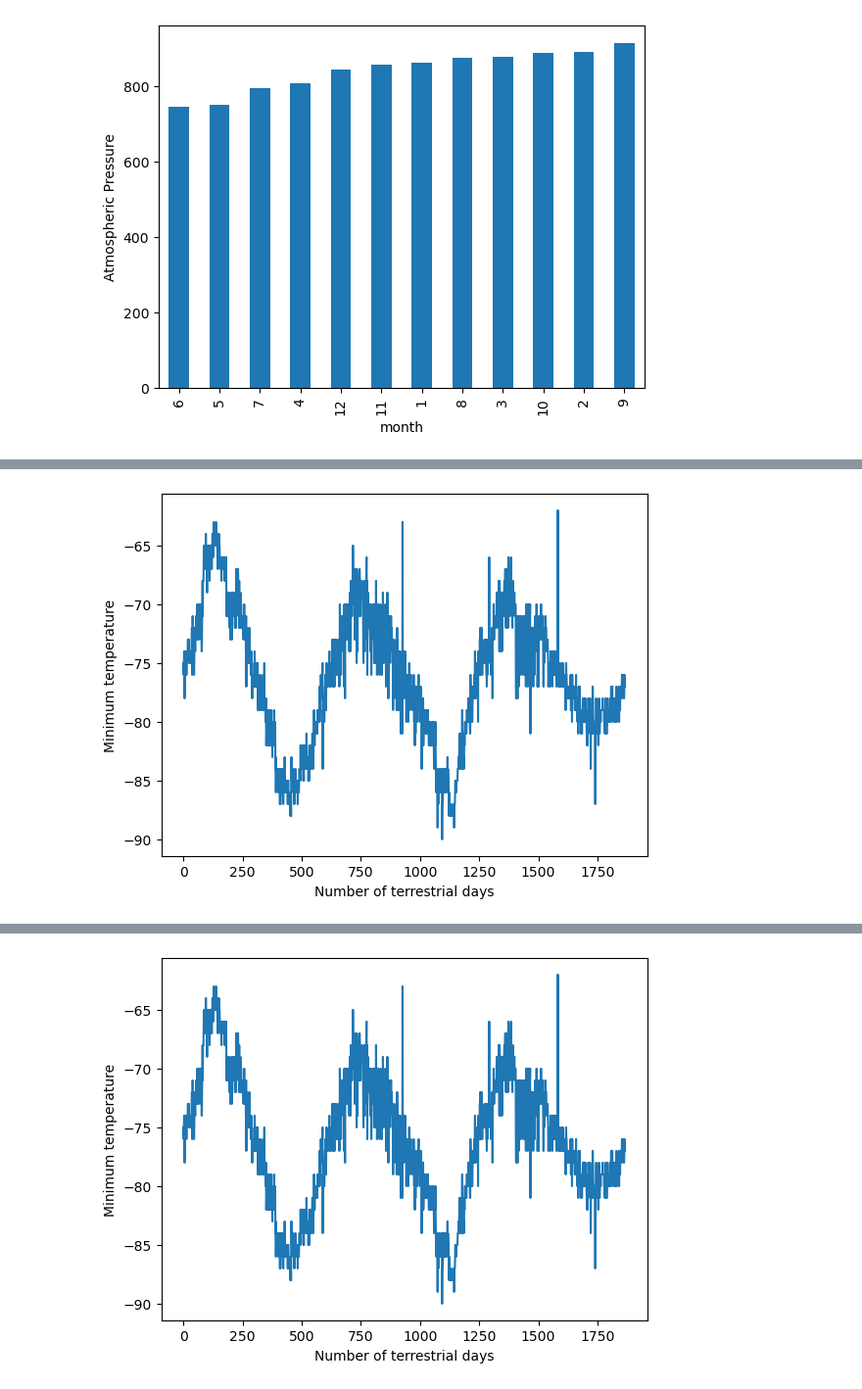
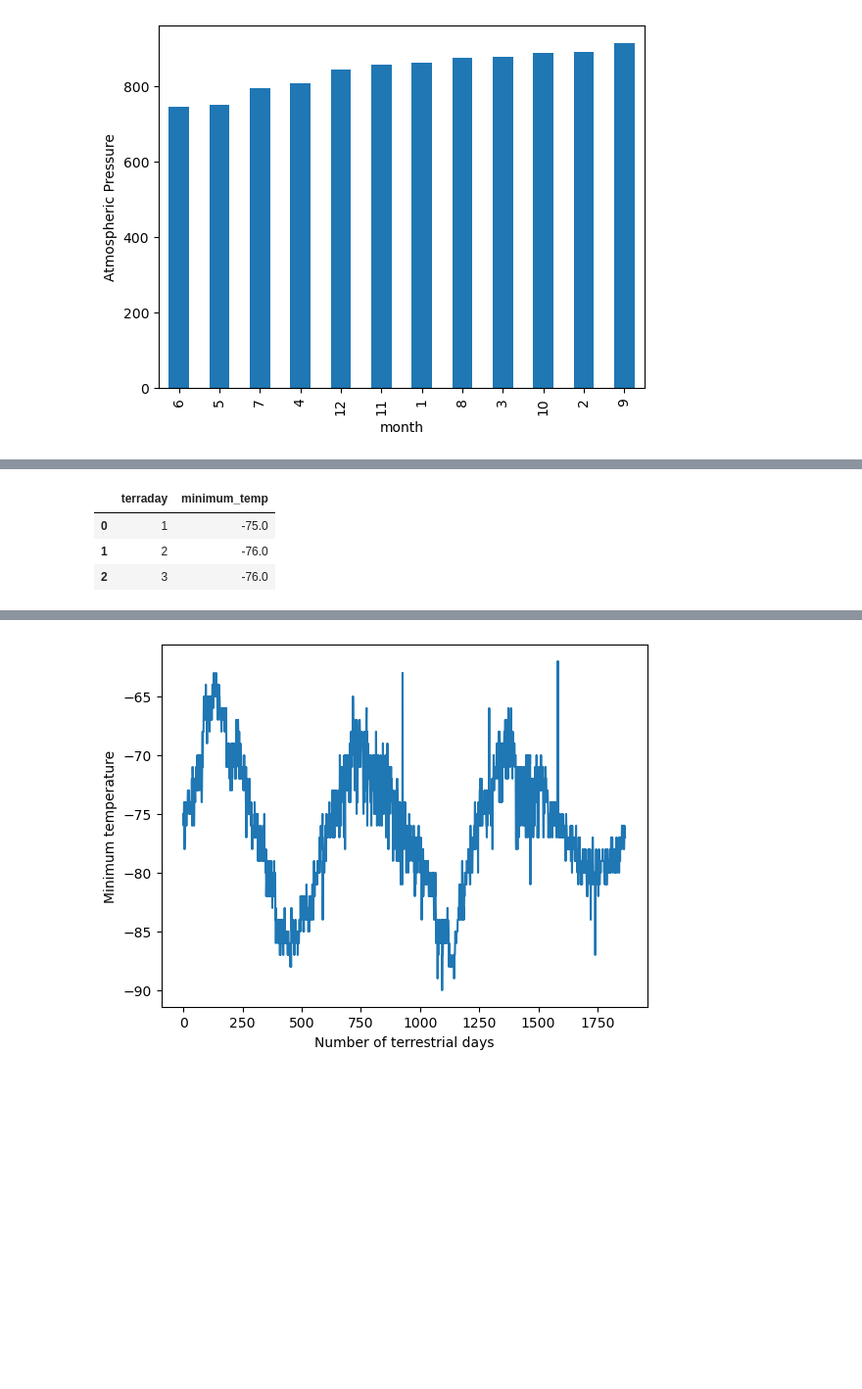
Before and after one commit to StarkArk/ScrapingMars_Splinter_BeautifulSoup, a Jupyter notebook: part_2_mars_weather.ipynb, the cells around one changed output, grey strips where cells are left out. Shown at 98% size. Cells and saved outputs as stored; diff of their text form; code cells hidden in the pictures; blank space fills up the shorter version.

```diff
--- a/part_2_mars_weather.ipynb
+++ b/part_2_mars_weather.ipynb
@@ -375,6 +418,32 @@ terraday_count = 1
 # %%
 # 5. How many terrestrial (earth) days are there in a Martian year?
 # 687 according to NASA Mars Facts https://mars.nasa.gov/all-about-mars/facts/mars-year/#:~:text=This%20is%20the%20vernal%20equinox,year%20is%20687%20Earth%20days).
-time_delta =
+
+# Create dictionary to hold terrestrial days and minimum temp
+terraday_low_dict = {'terraday': [], 'minimum_temp': []}
+terraday_count = 1
+
+for i in range(len(mars_temp_df["terrestrial_date"])):
+    if i < 1866:
+        row_date = mars_temp_df['terrestrial_date'][i]
+        next_date = mars_temp_df['terrestrial_date'][i + 1]
+        # calculate the difference in terrestrial days between rows
+        datedelta = int((next_date - row_date).days)
+        # fill in date gaps with temps from previous date
+        for j in range(datedelta):
+            terraday_low_dict['terraday'].append(terraday_count)
+            terraday_low_dict['minimum_temp'].append(mars_temp_df['min_temp'][i])
+            terraday_count += 1
+    # account for last row
+    else:
+        terraday_low_dict['terraday'].append(terraday_count)
+        terraday_low_dict['minimum_temp'].append(mars_temp_df['min_temp'][i])
+
+terraday_low_df = pd.DataFrame(terraday_low_dict)
+
+terraday_low_df.head(3)
 # %% [output]
-[figure, removed]
+|  | terraday | minimum_temp |
+| 0 | 1 | -75.0 |
+| 1 | 2 | -76.0 |
+| 2 | 3 | -76.0 |
```
Also changed, not shown: parts of 9 cells of this notebook.
